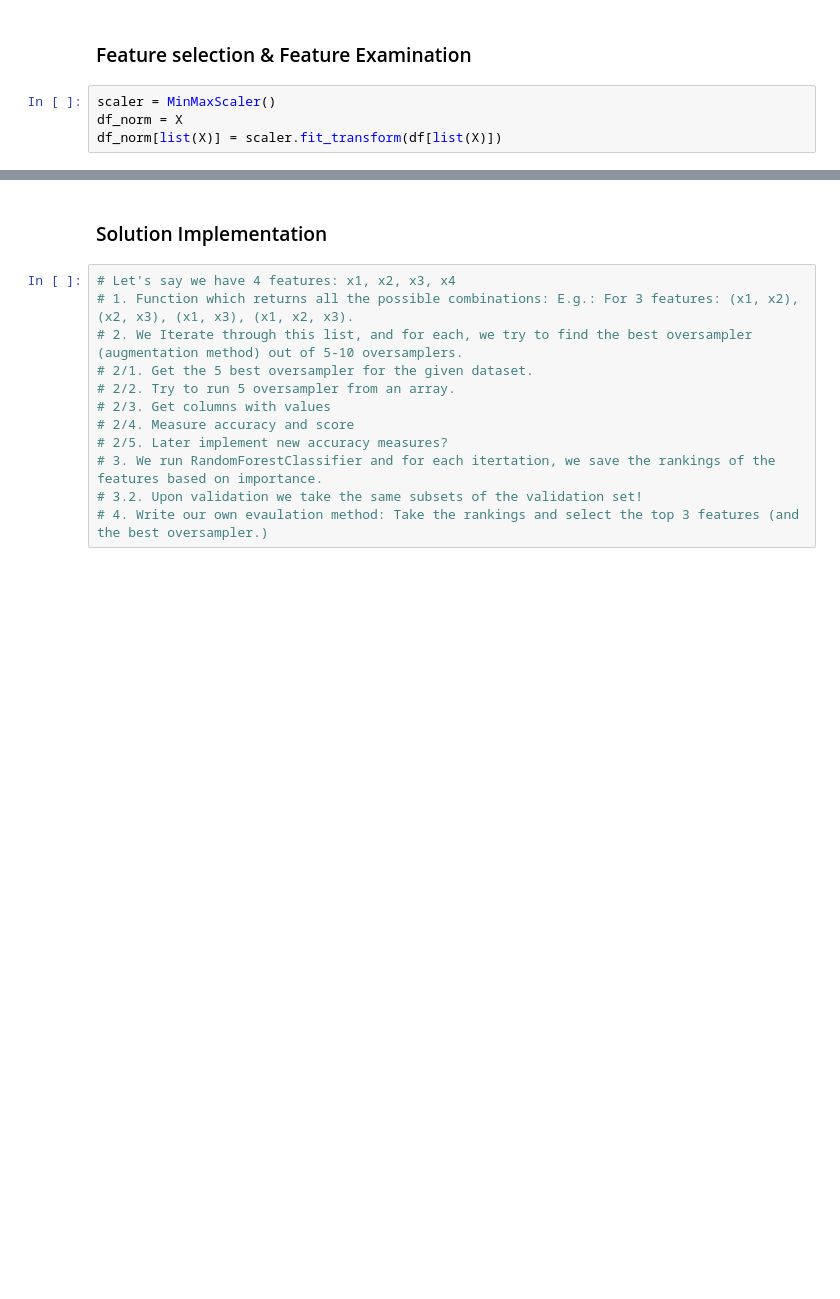
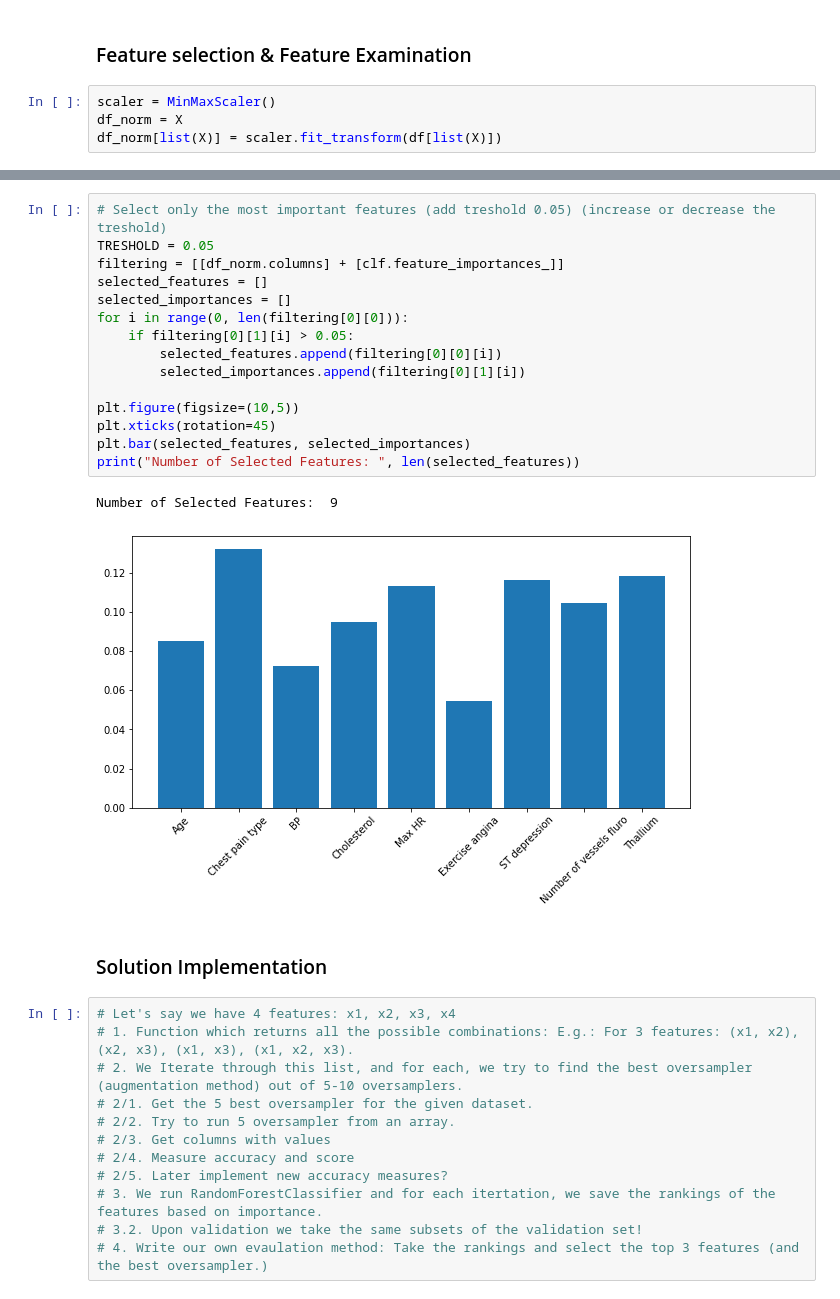
Before and after one commit to BSSB33/DSC-Lab, a Jupyter notebook: oversampling/heart_disease_prediction.ipynb, the cells around one changed output, grey strips where cells are left out. Drawn from its saved outputs; the diff is of its cells as text; blank space fills up the shorter version.

```diff
--- a/oversampling/heart_disease_prediction.ipynb
+++ b/oversampling/heart_disease_prediction.ipynb
@@ -72,3 +62,21 @@ plt.xticks(rotation=45)
+# %%
+# Select only the most important features (add treshold 0.05) (increase or decrease the treshold)
+TRESHOLD = 0.05
+filtering = [[df_norm.columns] + [clf.feature_importances_]]
+selected_features = []
+selected_importances = []
+for i in range(0, len(filtering[0][0])):
+    if filtering[0][1][i] > 0.05:
+        selected_features.append(filtering[0][0][i])
+        selected_importances.append(filtering[0][1][i])
+
+plt.figure(figsize=(10,5))
+plt.xticks(rotation=45)
+plt.bar(selected_features, selected_importances)
+print("Number of Selected Features: ", len(selected_features))
+# %% [output]
+Number of Selected Features:  9
+[figure, added]
 # %% [markdown]
 ### Solution Implementation
 # %%
```
Also changed, not shown: parts of 10 cells of this notebook, 6 other files.
